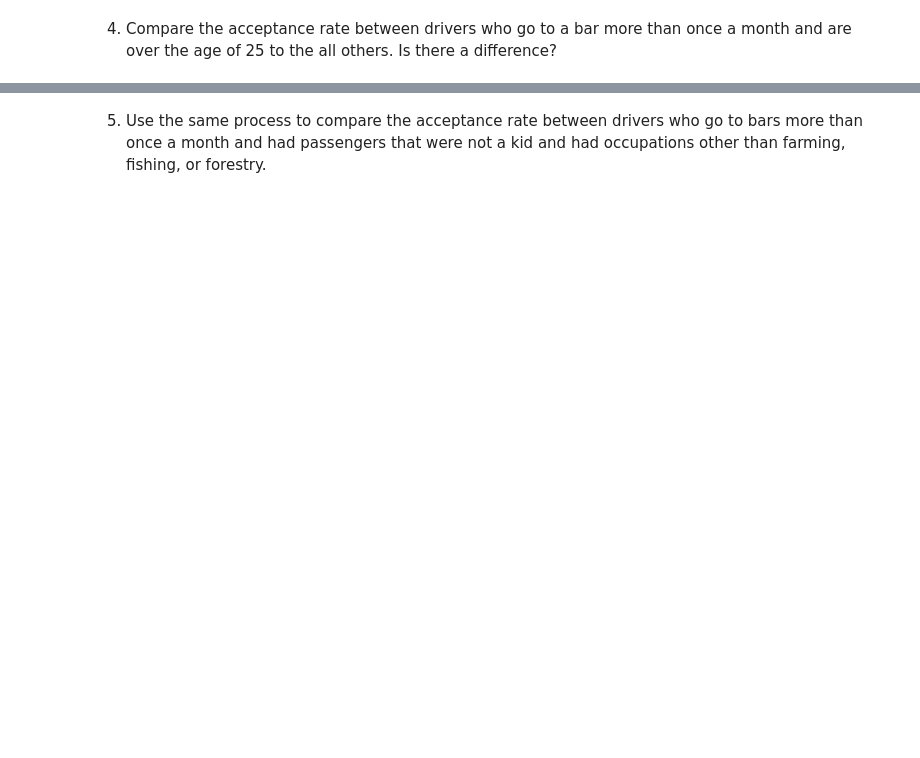
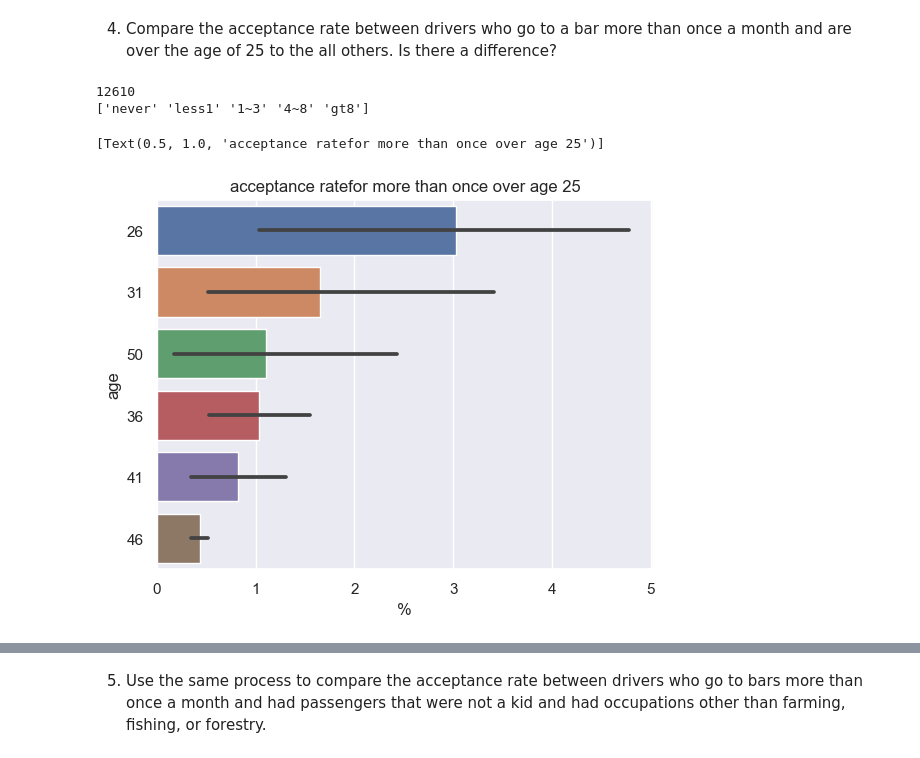
Before and after one commit to rvadavia/Testing-Git-for-UBC--ML, a Jupyter notebook: Assignment 5.1.ipynb, the cells around one changed output, grey strips where cells are left out. Cells and saved outputs as stored; diff of their text form; code cells hidden in the pictures; blank space fills up the shorter version.

```diff
--- a/Assignment 5.1.ipynb
+++ b/Assignment 5.1.ipynb
@@ -101,2 +270,23 @@ Now, we will lead you through an exploration of just the bar related coupons.
 # %% [markdown]
 4. Compare the acceptance rate between drivers who go to a bar more than once a month and are over the age of 25 to the all others.  Is there a difference?
+# %%
+
+
+barage_Coupons = data[["Bar","age"]].value_counts()
+barage_Coupons = barage_Coupons.reset_index()
+barage_Coupons.columns = ['Bar', 'age','sum']
+total = barage_Coupons[['sum']].sum(axis=0)
+print(total[0])
+barage_Coupons['%'] = barage_Coupons['sum'] * 100/ total[0]
+print(barage_Coupons["Bar"].unique())
+
+barage_Coupons['age'] = barage_Coupons['age'].replace(['50plus', 'below21'], ['50', '20'])
+df25andup = barage_Coupons.query('age > "25" & (Bar == "1~3" | Bar == "4~8" | Bar == "gt8") ')
+df25andunder = barage_Coupons.query('age < "25" & (Bar == "1~3" | Bar == "4~8" | Bar == "gt8") ')
+
+sns.barplot(data=df25andup, x= '%', y='age').set(title='acceptance ratefor more than once over age 25')
+# %% [output]
+12610
+['never' 'less1' '1~3' '4~8' 'gt8']
+[Text(0.5, 1.0, 'acceptance ratefor more than once over age 25')]
+[figure, added]
```
Also changed, not shown: parts of 30 cells of this notebook.
